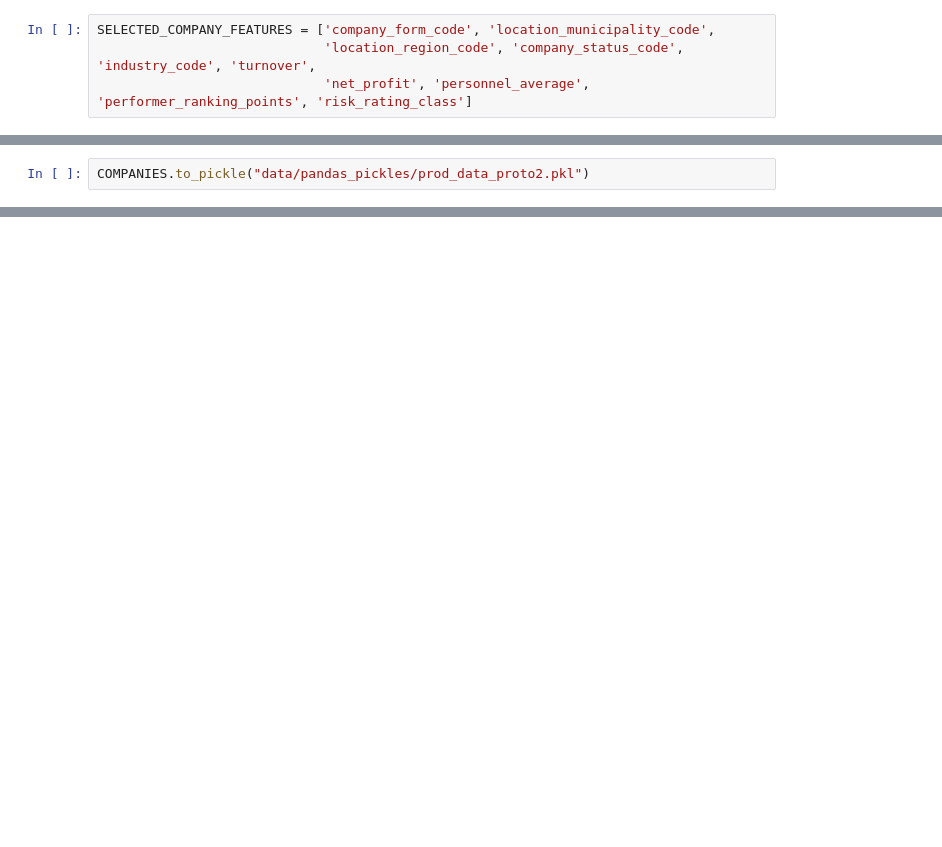
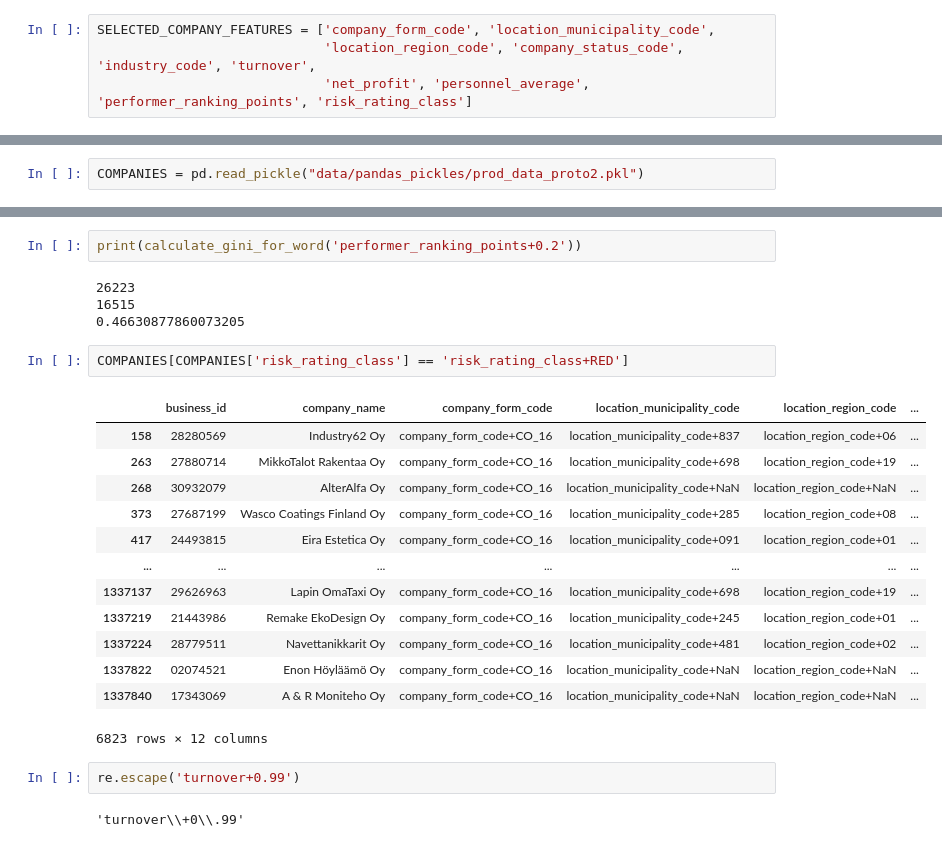
Before and after one commit to sakasute/masters-thesis-code, a Jupyter notebook: jupyter/code/proto2_data_exploration.ipynb, the cells around one changed output, grey strips where cells are left out. Cells and saved outputs as stored; diff of their text form; blank space fills up the shorter version.

Commit message:
Laskeskele gini-indeksejä mahdollisille avainsanoille

```diff
--- a/jupyter/code/proto2_data_exploration.ipynb
+++ b/jupyter/code/proto2_data_exploration.ipynb
@@ -219,2 +13,2 @@ print(COMPANIES.head())
 # %%
-COMPANIES.to_pickle("data/pandas_pickles/prod_data_proto2.pkl")
+COMPANIES = pd.read_pickle("data/pandas_pickles/prod_data_proto2.pkl")
@@ -224,0 +101,26 @@ COMPANIES.to_pickle("data/pandas_pickles/prod_data_proto2.pkl")
+# %%
+print(calculate_gini_for_word('performer_ranking_points+0.2'))
+# %% [output]
+26223
+16515
+0.46630877860073205
+# %%
+COMPANIES[COMPANIES['risk_rating_class'] == 'risk_rating_class+RED']
+# %% [output]
+|  | business_id | company_name | company_form_code | location_municipality_code | location_region_code | ... |
+| 158 | 28280569 | Industry62 Oy | company_form_code+CO_16 | location_municipality_code+837 | location_region_code+06 | ... |
+| 263 | 27880714 | MikkoTalot Rakentaa Oy | company_form_code+CO_16 | location_municipality_code+698 | location_region_code+19 | ... |
+| 268 | 30932079 | AlterAlfa Oy | company_form_code+CO_16 | location_municipality_code+NaN | location_region_code+NaN | ... |
+| 373 | 27687199 | Wasco Coatings Finland Oy | company_form_code+CO_16 | location_municipality_code+285 | location_region_code+08 | ... |
+| 417 | 24493815 | Eira Estetica Oy | company_form_code+CO_16 | location_municipality_code+091 | location_region_code+01 | ... |
+| ... | ... | ... | ... | ... | ... | ... |
+| 1337137 | 29626963 | Lapin OmaTaxi Oy | company_form_code+CO_16 | location_municipality_code+698 | location_region_code+19 | ... |
+| 1337219 | 21443986 | Remake EkoDesign Oy | company_form_code+CO_16 | location_municipality_code+245 | location_region_code+01 | ... |
+| 1337224 | 28779511 | Navettanikkarit Oy | company_form_code+CO_16 | location_municipality_code+481 | location_region_code+02 | ... |
+| 1337822 | 02074521 | Enon Höyläämö Oy | company_form_code+CO_16 | location_municipality_code+NaN | location_region_code+NaN | ... |
+| 1337840 | 17343069 | A & R Moniteho Oy | company_form_code+CO_16 | location_municipality_code+NaN | location_region_code+NaN | ... |
+6823 rows × 12 columns
+# %%
+re.escape('turnover+0.99')
+# %% [output]
+'turnover\\+0\\.99'
```
Also changed, not shown: parts of 26 cells of this notebook, 2 other files.
